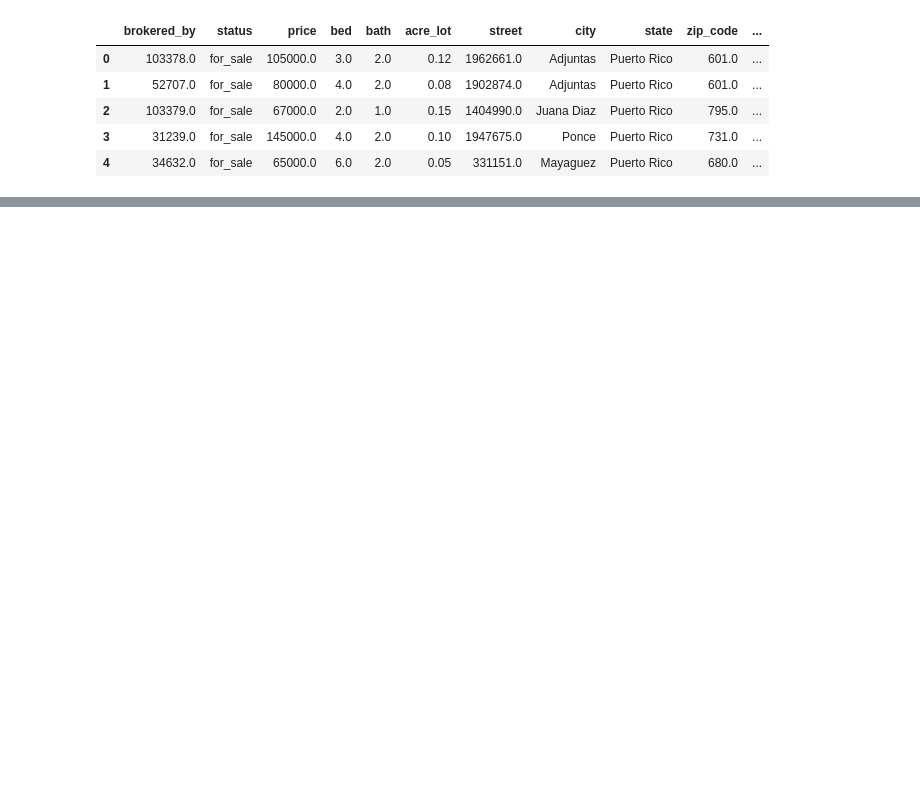
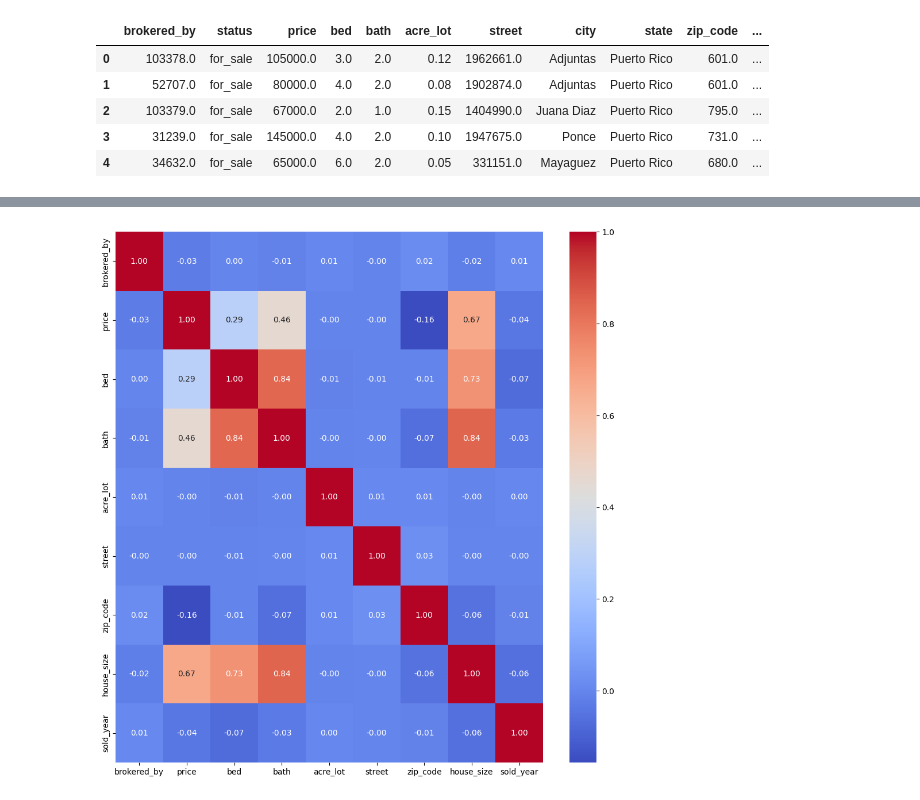
Before and after one commit to Peika44/Math189_HousePrice_Prediction, a Jupyter notebook: Data_Cleaning.ipynb, the cells around one changed output, grey strips where cells are left out. Drawn from its saved outputs; the diff is of its cells as text; code cells hidden in the pictures; blank space fills up the shorter version.

```diff
--- a/Data_Cleaning.ipynb
+++ b/Data_Cleaning.ipynb
@@ -55,0 +65,10 @@ df_real_estate_California.head()
+# %%
+# drop nan values
+df_real_estate_California = df_real_estate_California.dropna()
+print(df_real_estate_California.shape)
+
+# drop sold date and keep only the year
+df_real_estate_California['prev_sold_date'] = pd.to_datetime(df_real_estate_California['prev_sold_date'])
+df_real_estate_California['sold_year'] = df_real_estate_California['prev_sold_date'].dt.year
+df_real_estate_California.drop(columns=['prev_sold_date'], inplace=True)
+df_real_estate_California.head()
@@ -55,0 +118,13 @@ df_real_estate_California.head()
+# %%
+# plot correltion
+import seaborn as sns
+import matplotlib.pyplot as plt
+
+
+# include only numerical columns
+numerical_df = df_real_estate_California.select_dtypes(include=[np.number])
+plt.figure(figsize=(12, 12))
+sns.heatmap(numerical_df.corr(), annot=True, cmap='coolwarm', fmt=".2f")
+plt.show()
+# %% [output]
+[figure, added]
```
Also changed, not shown: parts of 25 cells of this notebook.
